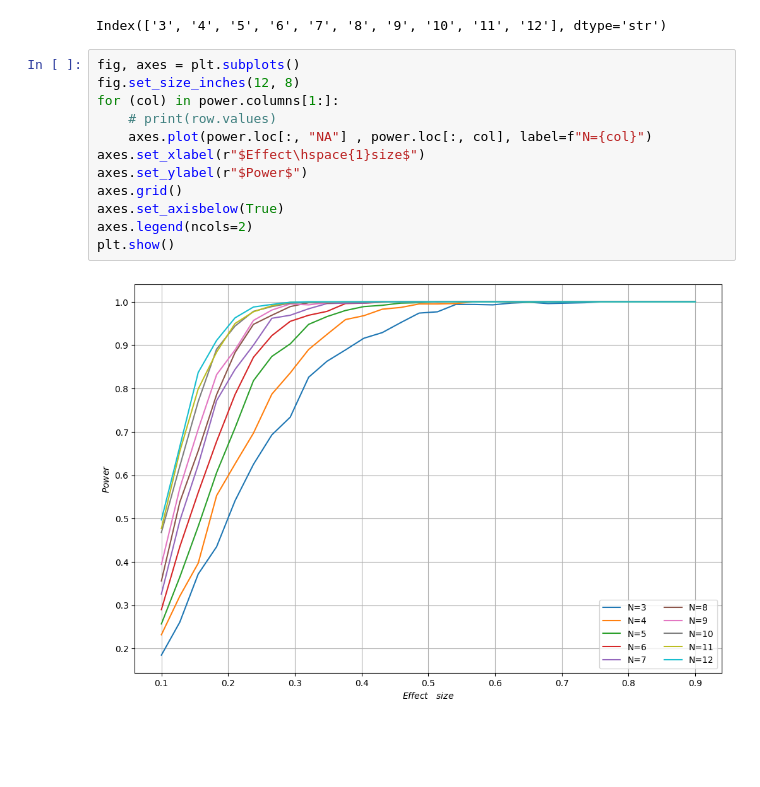
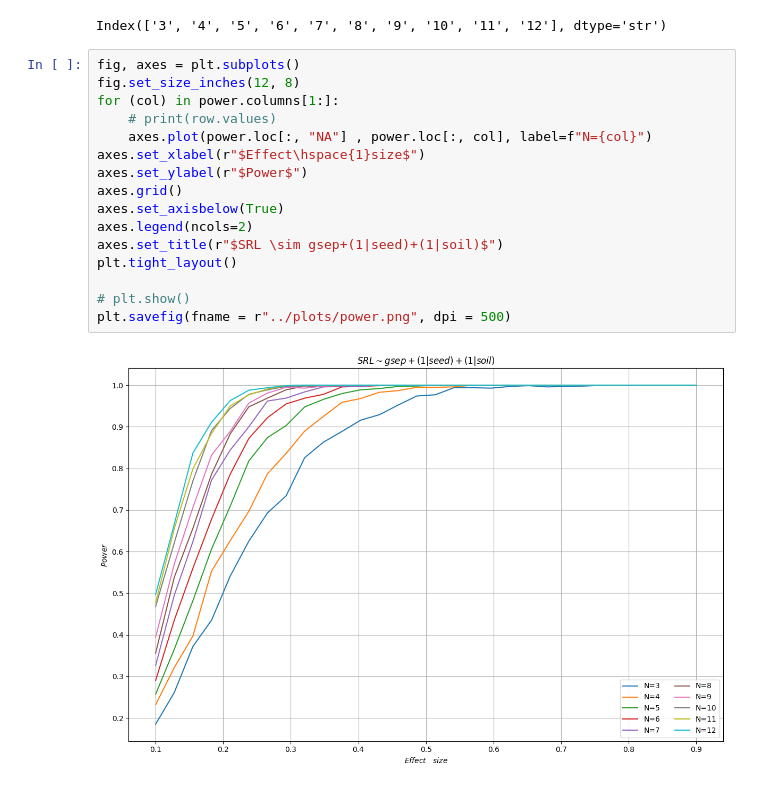
Before and after one commit to anoban/wsu, a Jupyter notebook: power/data.ipynb, the cells around one changed output. Drawn from its saved outputs; the diff is of its cells as text; blank space fills up the shorter version.

Commit message:
modified:   power/data.ipynb 	modified:   semseg/segment-anything/promptless-sam.ipynb

```diff
--- a/power/data.ipynb
+++ b/power/data.ipynb
@@ -440,14 +440,18 @@ Index(['3', '4', '5', '6', '7', '8', '9', '10', '11', '12'], dtype='str')
 # %%
 fig, axes = plt.subplots()
 fig.set_size_inches(12, 8)
 for (col) in power.columns[1:]:
     # print(row.values)
     axes.plot(power.loc[:, "NA"] , power.loc[:, col], label=f"N={col}")
 axes.set_xlabel(r"$Effect\hspace{1}size$")
 axes.set_ylabel(r"$Power$")
 axes.grid()
 axes.set_axisbelow(True)
 axes.legend(ncols=2)
-plt.show()
+axes.set_title(r"$SRL \sim gsep+(1|seed)+(1|soil)$")
+plt.tight_layout()
+
+# plt.show()
+plt.savefig(fname = r"../plots/power.png", dpi = 500)
 # %% [output]
-[figure, old version]
+[figure, new version]
```
